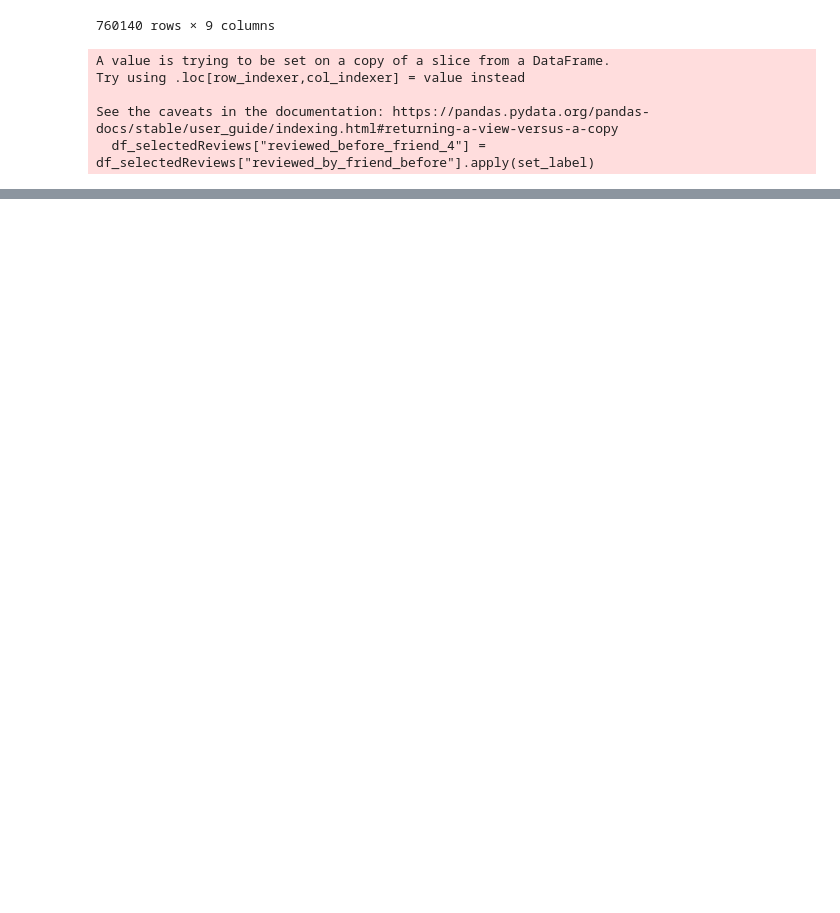
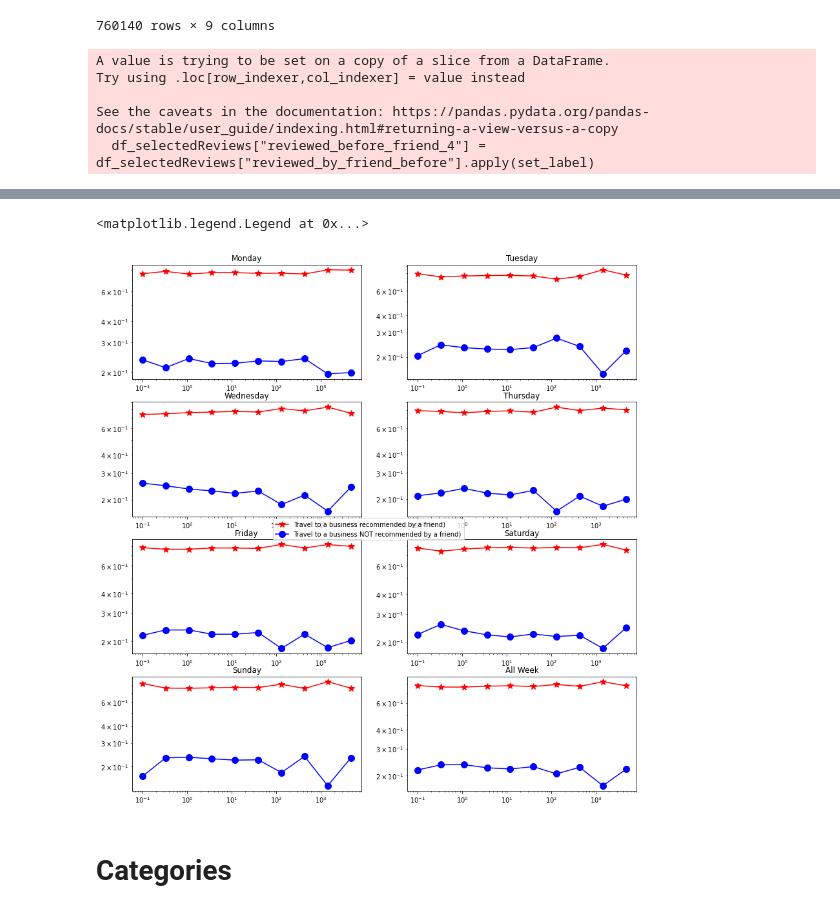
Before and after one commit to epfl-ada/ada-2020-project-milestone-p3-p3_kergagnant, a Jupyter notebook: Analysis Label.ipynb, the cells around one changed output, grey strips where cells are left out. Drawn from its saved outputs; the diff is of its cells as text; code cells hidden in the pictures; blank space fills up the shorter version.

```diff
--- a/Analysis Label.ipynb
+++ b/Analysis Label.ipynb
@@ -232,0 +523,74 @@ df_selectedReviews
+# %%
+mon_checkins = df_selectedReviews_v2[df_selectedReviews_v2["week_day"] == 0]
+tue_checkins = df_selectedReviews_v2[df_selectedReviews_v2["week_day"] == 1]
+wed_checkins = df_selectedReviews_v2[df_selectedReviews_v2["week_day"] == 2]
+thu_checkins = df_selectedReviews_v2[df_selectedReviews_v2["week_day"] == 3]
+fri_checkins = df_selectedReviews_v2[df_selectedReviews_v2["week_day"] == 4]
+sat_checkins = df_selectedReviews_v2[df_selectedReviews_v2["week_day"] == 5]
+sun_checkins = df_selectedReviews_v2[df_selectedReviews_v2["week_day"] == 6]
+# %%
+mon_good_reviews,mon_bad_reviews = compute_fractions(mon_checkins,number_distance_groups)
+tue_good_reviews,tue_bad_reviews = compute_fractions(tue_checkins,number_distance_groups)
+wed_good_reviews,wed_bad_reviews = compute_fractions(wed_checkins,number_distance_groups)
+thu_good_reviews,thu_bad_reviews = compute_fractions(thu_checkins,number_distance_groups)
+fri_good_reviews,fri_bad_reviews = compute_fractions(fri_checkins,number_distance_groups)
+sat_good_reviews,sat_bad_reviews = compute_fractions(sat_checkins,number_distance_groups)
+sun_good_reviews,sun_bad_reviews = compute_fractions(sun_checkins,number_distance_groups)
+# %%
+f, ax = plt.subplots(4, 2, figsize=(14, 15))
+ax[0,0].plot(interval_dist,mon_good_reviews,'r*-', markersize=10,label='Travel to a business recommended by a friend)')
+ax[0,0].plot(interval_dist,mon_bad_reviews,'bo-', markersize=10,label='Travel to a business NOT recommended by a friend)')
+ax[0,0].set_xscale('log')
+ax[0,0].set_yscale('log')
+ax[0,0].set_title("Monday")
+
+ax[0,1].plot(interval_dist,tue_good_reviews,'r*-', markersize=10,label='Travel to a business recommended by a friend)')
+ax[0,1].plot(interval_dist,tue_bad_reviews,'bo-', markersize=10,label='Travel to a business NOT recommended by a friend)')
+ax[0,1].set_xscale('log')
+ax[0,1].set_yscale('log')
+ax[0,1].set_title("Tuesday")
+
+ax[1,0].plot(interval_dist,wed_good_reviews,'r*-', markersize=10,label='Travel to a business recommended by a friend)')
+ax[1,0].plot(interval_dist,wed_bad_reviews,'bo-', markersize=10,label='Travel to a business NOT recommended by a friend)')
+ax[1,0].set_xscale('log')
+ax[1,0].set_yscale('log')
+ax[1,0].set_title("Wednesday")
+
+ax[1,1].plot(interval_dist,thu_good_reviews,'r*-', markersize=10,label='Travel to a business recommended by a friend)')
+ax[1,1].plot(interval_dist,thu_bad_reviews,'bo-', markersize=10,label='Travel to a business NOT recommended by a friend)')
+ax[1,1].set_xscale('log')
+ax[1,1].set_yscale('log')
+ax[1,1].set_title("Thursday")
+
+ax[2,0].plot(interval_dist,fri_good_reviews,'r*-', markersize=10,label='Travel to a business recommended by a friend)')
+ax[2,0].plot(interval_dist,fri_bad_reviews,'bo-', markersize=10,label='Travel to a business NOT recommended by a friend)')
+ax[2,0].set_xscale('log')
+ax[2,0].set_yscale('log')
+ax[2,0].set_title("Friday")
+
+ax[2,1].plot(interval_dist,sat_good_reviews,'r*-', markersize=10,label='Travel to a business recommended by a friend)')
+ax[2,1].plot(interval_dist,sat_bad_reviews,'bo-', markersize=10,label='Travel to a business NOT recommended by a friend)')
+ax[2,1].set_xscale('log')
+ax[2,1].set_yscale('log')
+ax[2,1].set_title("Saturday")
+
+ax[3,0].plot(interval_dist,sun_good_reviews,'r*-', markersize=10,label='Travel to a business recommended by a friend)')
+ax[3,0].plot(interval_dist,sun_bad_reviews,'bo-', markersize=10,label='Travel to a business NOT recommended by a friend)')
+ax[3,0].set_xscale('log')
+ax[3,0].set_yscale('log')
+ax[3,0].set_title("Sunday")
+
+ax[3,1].plot(interval_dist,good_reviews,'r*-', markersize=10,label='Travel to a business recommended by a friend)')
+ax[3,1].plot(interval_dist,bad_reviews,'bo-', markersize=10,label='Travel to a business NOT recommended by a friend)')
+ax[3,1].set_xscale('log')
+ax[3,1].set_yscale('log')
+ax[3,1].set_title("All Week")
+
+
+handles, labels = ax[0,0].get_legend_handles_labels()
+f.legend(handles, labels, loc='center')
+# %% [output]
+<matplotlib.legend.Legend at 0x...>
+[figure, added]
+# %% [markdown]
+# Categories
```
Also changed, not shown: parts of 34 cells of this notebook, 3 other files.
